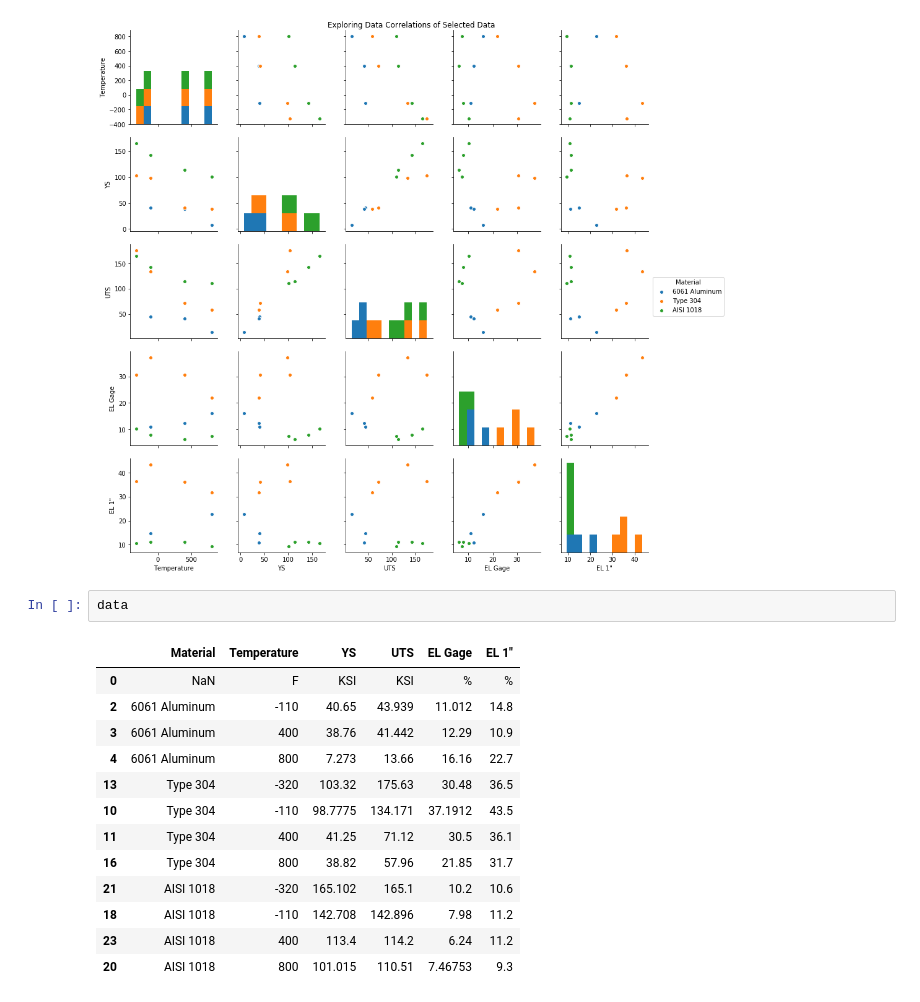
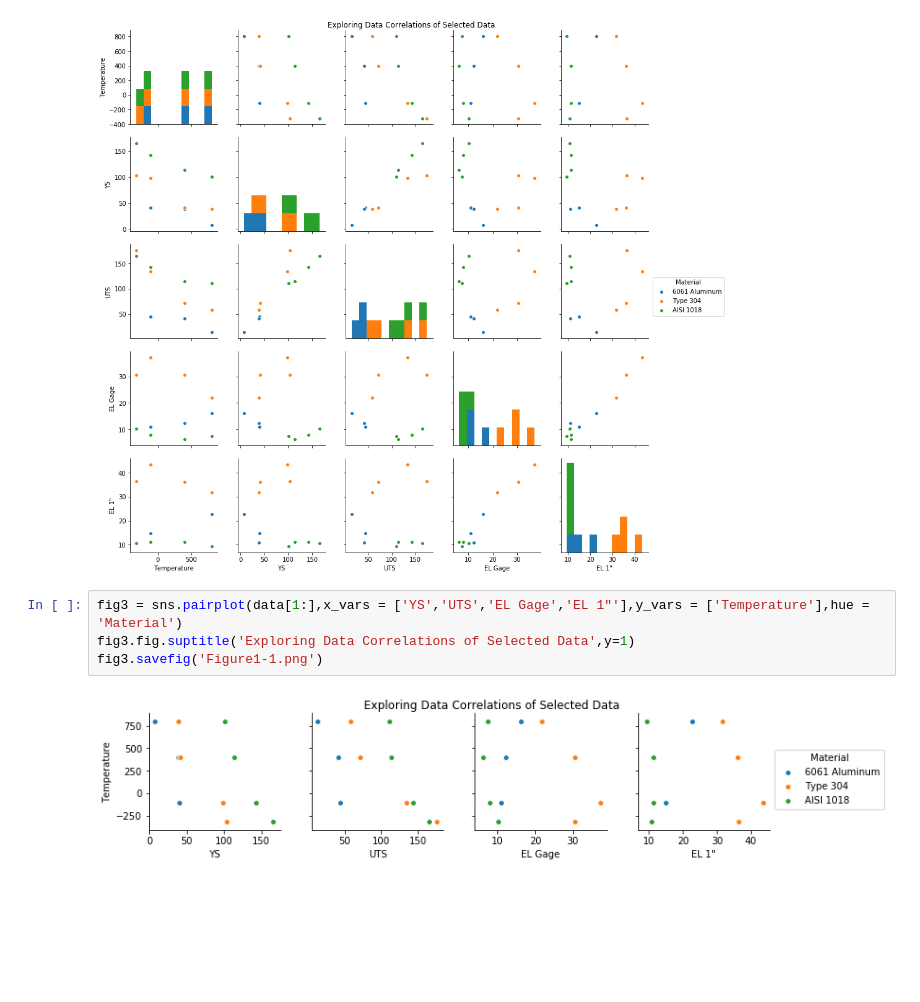
Before and after one commit to Juniper82/PSU_ME_Stuff, a Jupyter notebook: ME365/Labs/Lab 2 data correlation plot.ipynb, the cells around one changed output. Saved outputs shown, nothing was run; the diff lists cells and outputs as text; blank space fills up the shorter version.

```diff
--- a/ME365/Labs/Lab 2 data correlation plot.ipynb
+++ b/ME365/Labs/Lab 2 data correlation plot.ipynb
@@ -61,19 +61,9 @@ fig2.savefig('lab2_correlations_selected_data.png')
 23      AISI 1018         400    113.4    114.2     6.24  11.2
 20      AISI 1018         800  101.015   110.51  7.46753   9.3
 [figure]
-# %%
-data
-# %% [output]
-|  | Material | Temperature | YS | UTS | EL Gage | EL 1" |
-| 0 | NaN | F | KSI | KSI | % | % |
-| 2 | 6061 Aluminum | -110 | 40.65 | 43.939 | 11.012 | 14.8 |
-| 3 | 6061 Aluminum | 400 | 38.76 | 41.442 | 12.29 | 10.9 |
-| 4 | 6061 Aluminum | 800 | 7.273 | 13.66 | 16.16 | 22.7 |
-| 13 | Type 304 | -320 | 103.32 | 175.63 | 30.48 | 36.5 |
-| 10 | Type 304 | -110 | 98.7775 | 134.171 | 37.1912 | 43.5 |
-| 11 | Type 304 | 400 | 41.25 | 71.12 | 30.5 | 36.1 |
-| 16 | Type 304 | 800 | 38.82 | 57.96 | 21.85 | 31.7 |
-| 21 | AISI 1018 | -320 | 165.102 | 165.1 | 10.2 | 10.6 |
-| 18 | AISI 1018 | -110 | 142.708 | 142.896 | 7.98 | 11.2 |
-| 23 | AISI 1018 | 400 | 113.4 | 114.2 | 6.24 | 11.2 |
-| 20 | AISI 1018 | 800 | 101.015 | 110.51 | 7.46753 | 9.3 |
+# %%
+fig3 = sns.pairplot(data[1:],x_vars = ['YS','UTS','EL Gage','EL 1"'],y_vars = ['Temperature'],hue = 'Material')
+fig3.fig.suptitle('Exploring Data Correlations of Selected Data',y=1)
+fig3.savefig('Figure1-1.png')
+# %% [output]
+[figure, added]
```
